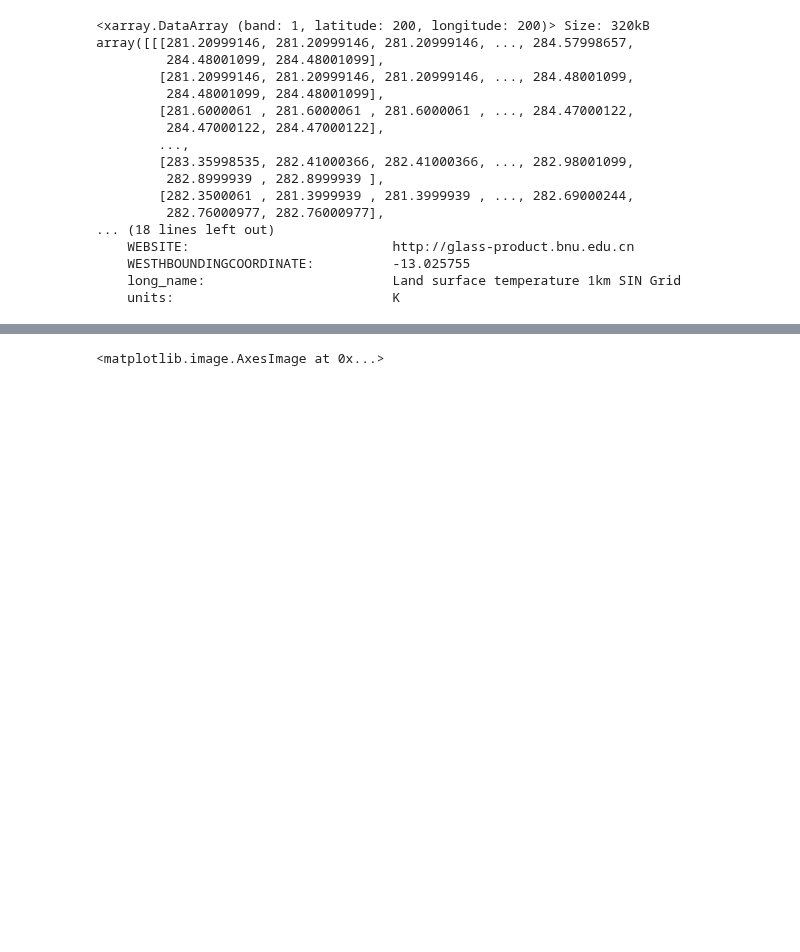
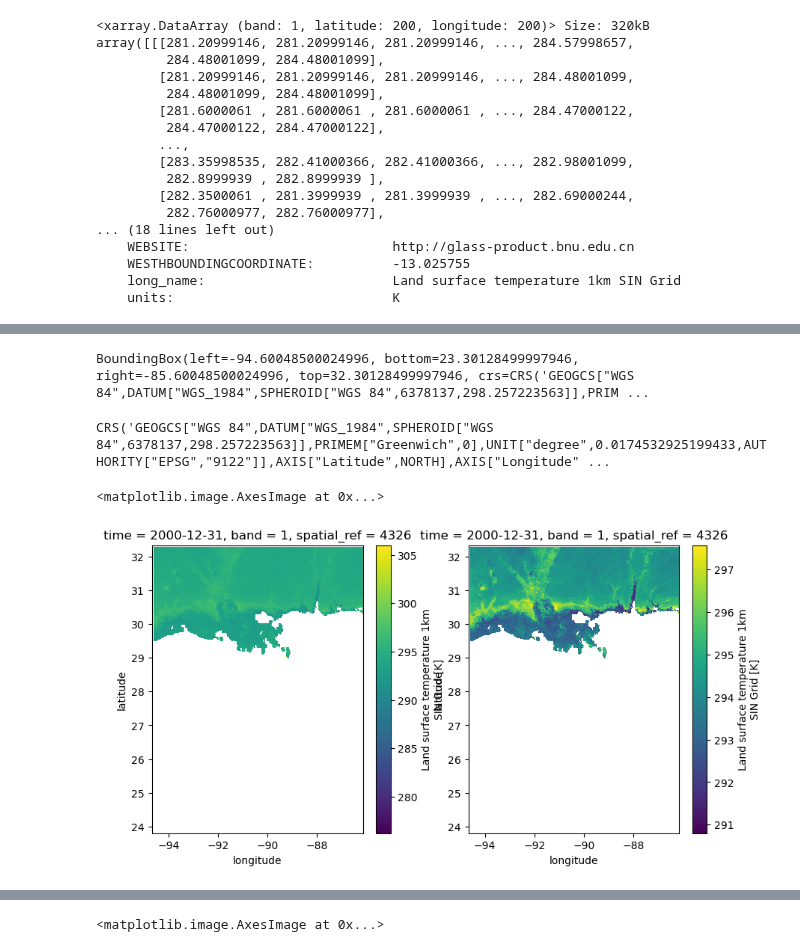
Before and after one commit to felixschulz385/growth-and-temperature, a Jupyter notebook: gnt/experiments/upscaling.ipynb, the cells around one changed output, grey strips where cells are left out. Saved outputs shown, nothing was run; the diff lists cells and outputs as text; code cells hidden in the pictures; blank space fills up the shorter version.

```diff
--- a/gnt/experiments/upscaling.ipynb
+++ b/gnt/experiments/upscaling.ipynb
@@ -122,0 +104,23 @@ Data variables:
+# %%
+tiles = GeoboxTiles(MODIS.odc.geobox, [2048, 2048])
+# %%
+tiles[5,10].zoom_to(resolution=.5)
+# %% [output]
+BoundingBox(left=-94.60048500024996, bottom=23.30128499997946, right=-85.60048500024996, top=32.30128499997946, crs=CRS('GEOGCS["WGS 84",DATUM["WGS_1984",SPHEROID["WGS 84",6378137,298.257223563]],PRIM ...
+# %%
+tiles[5,10].zoom_to(resolution=.5).extent.crs
+# %% [output]
+CRS('GEOGCS["WGS 84",DATUM["WGS_1984",SPHEROID["WGS 84",6378137,298.257223563]],PRIMEM["Greenwich",0],UNIT["degree",0.0174532925199433,AUTHORITY["EPSG","9122"]],AXIS["Latitude",NORTH],AXIS["Longitude" ...
+# %%
+test = MODIS["median"].odc.assign_crs(4326).odc.crop(
+        tiles[5,10].extent,
+).compute()
+# %%
+fig, ax = plt.subplots(1, 2, figsize=(10, 5))
+
+test.isel(time=0).squeeze().plot.imshow(ax = ax[0])
+
+winsorize(test.isel(time=0)).squeeze().plot.imshow(ax = ax[1])
+# %% [output]
+<matplotlib.image.AxesImage at 0x...>
+[figure, added]
```
Also changed, not shown: parts of 7 cells of this notebook, 13 other files.
